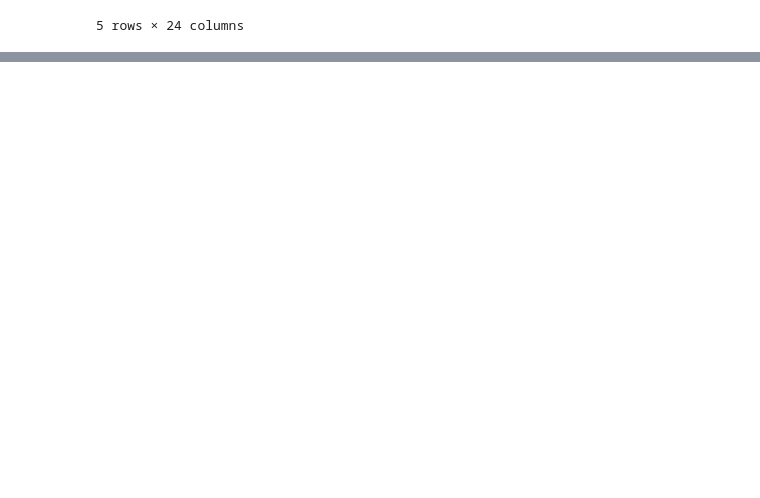
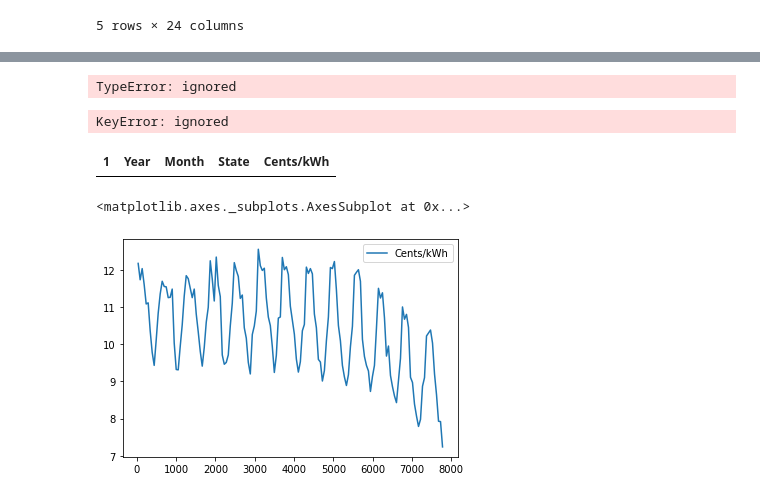
Before and after one commit to jhmuller/energy_price, a Jupyter notebook: energy_price.ipynb, the cells around one changed output, grey strips where cells are left out. Saved outputs shown, nothing was run; the diff lists cells and outputs as text; code cells hidden in the pictures; blank space fills up the shorter version.

```diff
--- a/energy_price.ipynb
+++ b/energy_price.ipynb
@@ -36,0 +28,5 @@ Index(['Unnamed: 0', 'Unnamed: 1', 'Unnamed: 2', 'Unnamed: 3', 'RESIDENTIAL',
+# %%
+print(orig.columns)
+cols = ["Unnamed: 0", "Unnamed: 1", "Unnamed: 2", "Unnamed: 7"]
+df = orig[cols]
+df = df.iloc[1:,]
@@ -36,0 +41,27 @@ Index(['Unnamed: 0', 'Unnamed: 1', 'Unnamed: 2', 'Unnamed: 3', 'RESIDENTIAL',
+# %%
+new_header = df.iloc[0] #grab the first row for the header
+df = df[1:] #take the data less the header row
+df.columns = new_header #set the header row as the df header
+#df["Date"] = pd.to_datetime(df[['Year', 'Month']].assign(DAY=1))
+# %%
+x = df.loc[np.char.isnumeric(df.Year)]
+# %% [output]
+TypeError: ignored
+# %%
+df.head(55)
+df["Year"] = df[pd.to_numeric(df['Year'], errors='coerce')]
+df["Month"] = df[pd.to_numeric(df['Month'], errors='coerce')]
+#df["Date"] = pd.to_datetime(df[['Year', 'Month']].assign(DAY=1))
+# %% [output]
+KeyError: ignored
+# %%
+ne = df.loc[df.State == "PR"]
+ne.columns
+ne.head()
+# %% [output]
+| 1 | Year | Month | State | Cents/kWh |
+# %%
+ne.plot(y="Cents/kWh")
+# %% [output]
+<matplotlib.axes._subplots.AxesSubplot at 0x...>
+[figure, added]
```
Also changed, not shown: parts of 5 cells of this notebook.
